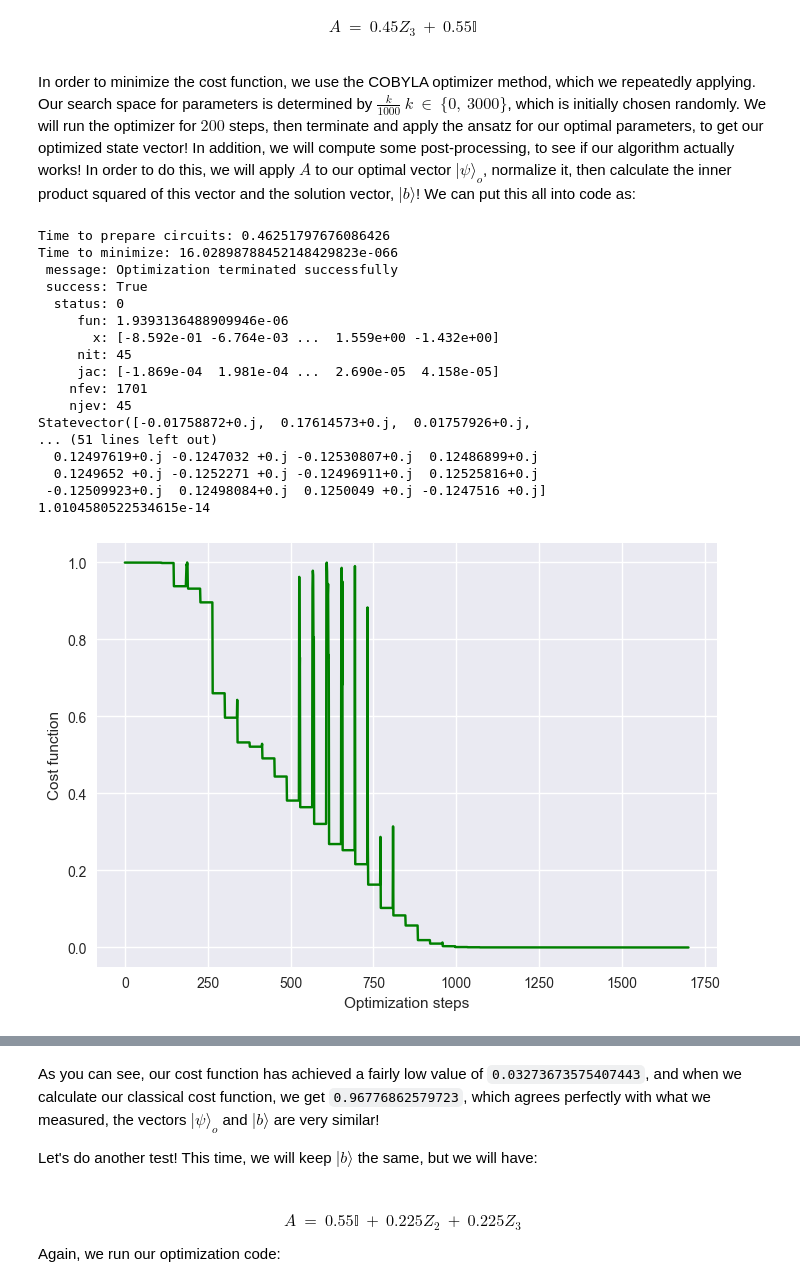
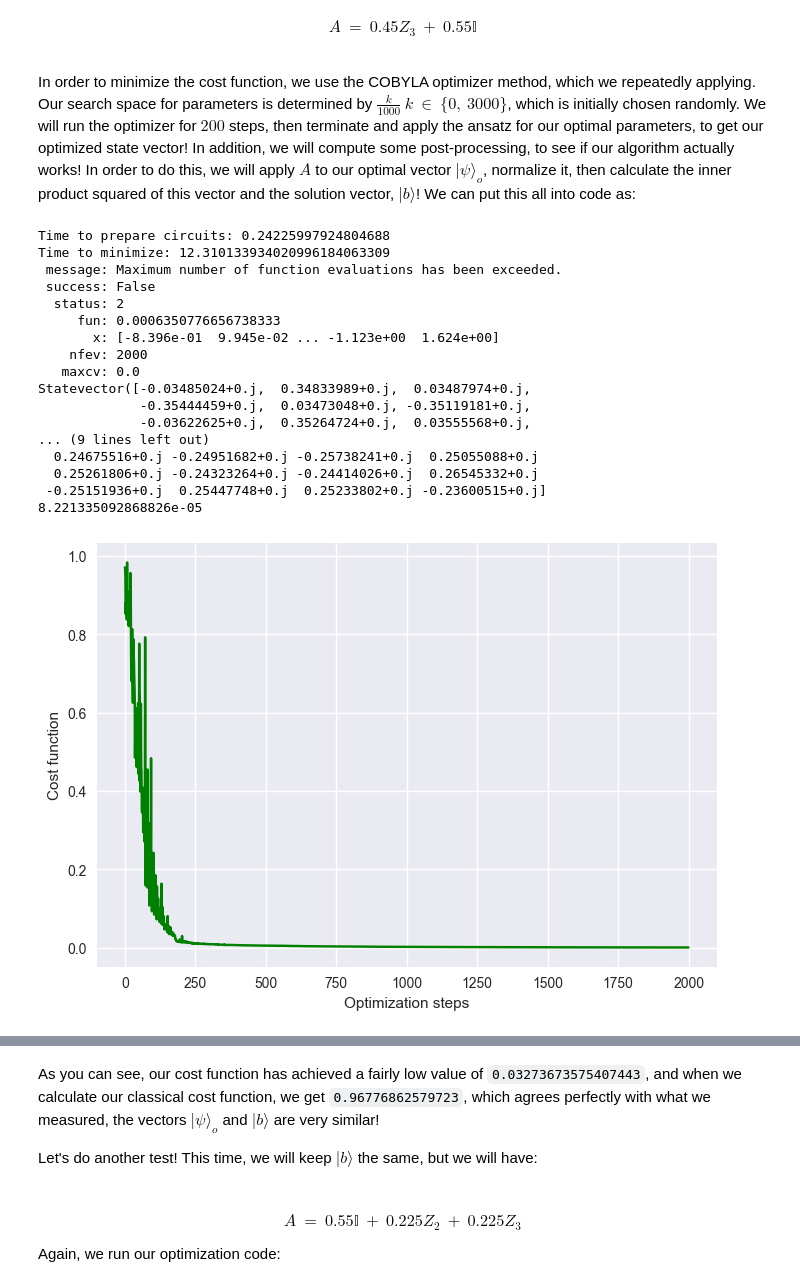
Before and after one commit to cezaris13/CourseWork, a Jupyter notebook: VQLS-QSVM-Implementation/CodeExamples/VQLS.ipynb, the cells around one changed output, grey strips where cells are left out. Saved outputs shown, nothing was run; the diff lists cells and outputs as text; code cells hidden in the pictures.

```diff
--- a/VQLS-QSVM-Implementation/CodeExamples/VQLS.ipynb
+++ b/VQLS-QSVM-Implementation/CodeExamples/VQLS.ipynb
@@ -15,7 +15,8 @@ from Code.VQLS.LabelVector import labelVectorCircuit,controlledLabelVectorCircui
 from Code.VQLS.Minimization import minimization, getApproximationValue, plotCost
 from Code.Utils import createMatrixFromParameters, generateParams, appendMatrices
 # %%
-qubits = 10 # 3
+qubits = 3 # 3
+iterations = 2000
 layers = 3
 shots: int = 10000
 # %% [markdown]
@@ -359,48 +374,49 @@ In order to minimize the cost function, we use the COBYLA optimizer method, whic
 # %%
 b = [1 for _ in range(2**qubits)]
 
 bVector: np.array = getPaddedLabelVector(b)
 matrices = ["ZII", "III"]
 matrices = appendMatrices(matrices,qubits)
 A: np.ndarray = createMatrixFromParameters([0.45, 0.55], matrices)
 
 paulis, coefficientSet = getLCU(A)
 
 outF: List[List[float]] = minimization(
     paulis=paulis,
     coefficientSet=coefficientSet,
-    totalNeededQubits=qubits + 2,
+    qubits=qubits,
     bVector=bVector,
     quantumSimulation=False,
-    method="SLSQP",
+    method="COBYLA",
+    iterations= iterations,
 )
 circ: QuantumCircuit = QuantumCircuit(qubits, qubits)
 o: List[complex] = getSolutionVector(circ, qubits, outF)
 
 print(o)
 print(A.dot(o))
 print((A.dot(o) / (np.linalg.norm(A.dot(o)))))
 print(getApproximationValue(A, bVector, o))
 plotCost()
 # %% [output]
-Time to prepare circuits: 0.46251797676086426
-Time to minimize: 16.02898788452148429823e-066
- message: Optimization terminated successfully
- success: True
-  status: 0
-     fun: 1.9393136488909946e-06
-       x: [-8.592e-01 -6.764e-03 ...  1.559e+00 -1.432e+00]
-     nit: 45
-     jac: [-1.869e-04  1.981e-04 ...  2.690e-05  4.158e-05]
-    nfev: 1701
-    njev: 45
-Statevector([-0.01758872+0.j,  0.17614573+0.j,  0.01757926+0.j,
-... (51 lines left out)
-  0.12497619+0.j -0.1247032 +0.j -0.12530807+0.j  0.12486899+0.j
-  0.1249652 +0.j -0.1252271 +0.j -0.12496911+0.j  0.12525816+0.j
- -0.12509923+0.j  0.12498084+0.j  0.1250049 +0.j -0.1247516 +0.j]
-1.0104580522534615e-14
+Time to prepare circuits: 0.24225997924804688
+Time to minimize: 12.310133934020996184063309
+ message: Maximum number of function evaluations has been exceeded.
+ success: False
+  status: 2
+     fun: 0.0006350776656738333
+       x: [-8.396e-01  9.945e-02 ... -1.123e+00  1.624e+00]
+    nfev: 2000
+   maxcv: 0.0
+Statevector([-0.03485024+0.j,  0.34833989+0.j,  0.03487974+0.j,
+             -0.35444459+0.j,  0.03473048+0.j, -0.35119181+0.j,
+             -0.03622625+0.j,  0.35264724+0.j,  0.03555568+0.j,
+... (9 lines left out)
+  0.24675516+0.j -0.24951682+0.j -0.25738241+0.j  0.25055088+0.j
+  0.25261806+0.j -0.24323264+0.j -0.24414026+0.j  0.26545332+0.j
+ -0.25151936+0.j  0.25447748+0.j  0.25233802+0.j -0.23600515+0.j]
+8.221335092868826e-05
-[figure, old version]
+[figure, new version]
 # %%
 estimatedNorm, estimatedNormVector = estimateNorm(A, o, bVector)
 
```
Also changed, not shown: parts of 10 cells of this notebook, 6 other files.
